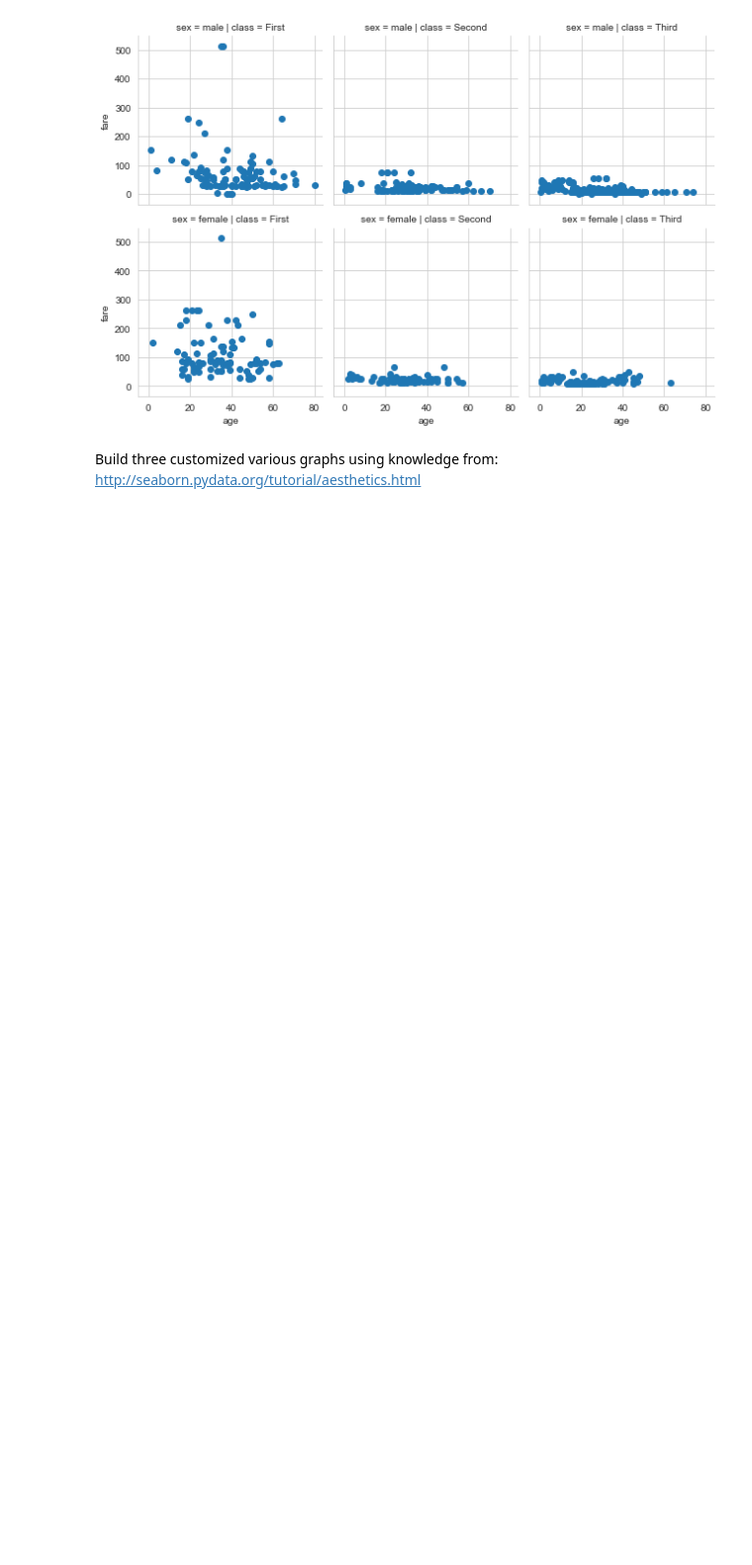
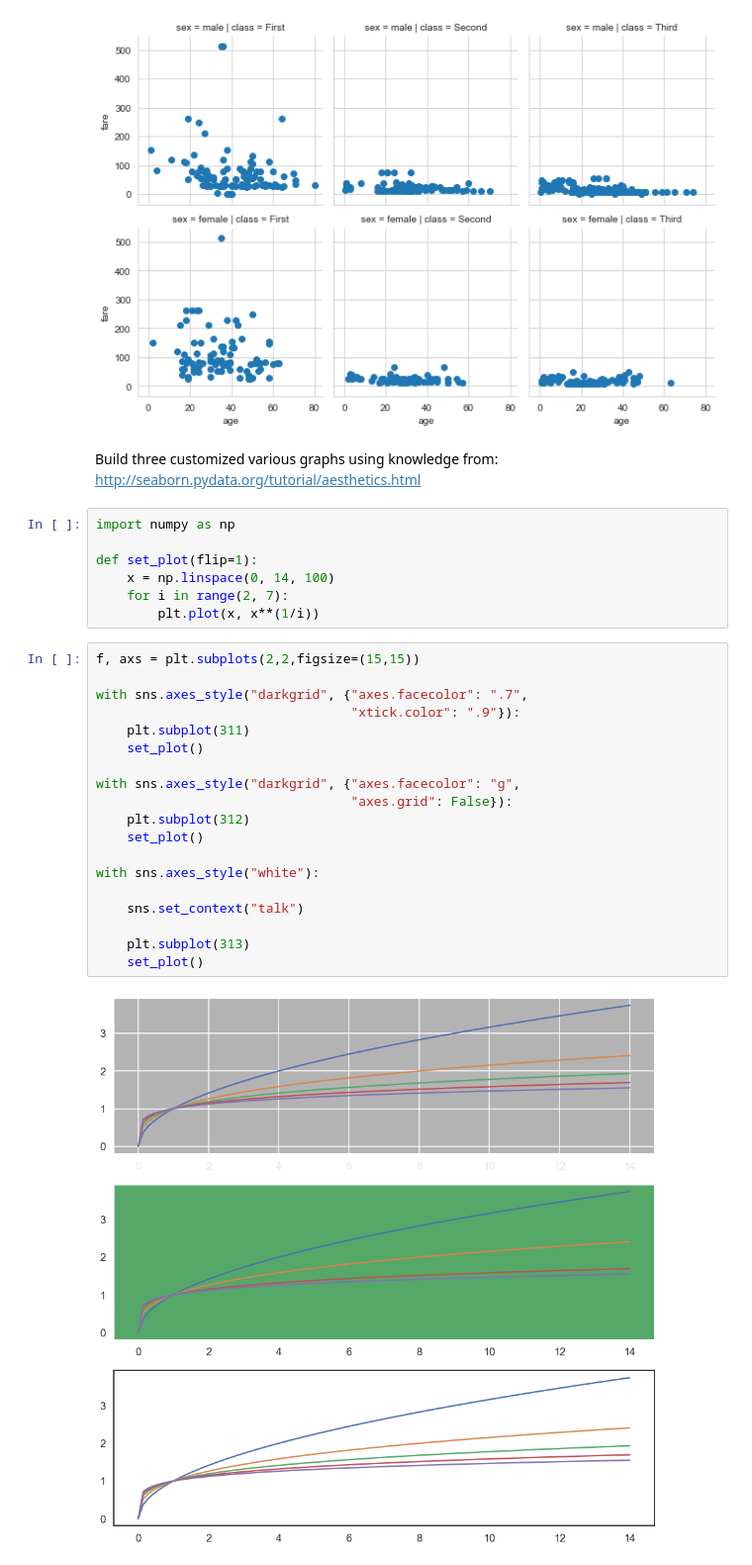
Before and after one commit to hladkky/BMData, a Jupyter notebook: lab3/SeabornTasks.ipynb, the cells around one changed output. Shown at 99% size. Drawn from its saved outputs; the diff is of its cells as text; blank space fills up the shorter version.

```diff
--- a/lab3/SeabornTasks.ipynb
+++ b/lab3/SeabornTasks.ipynb
@@ -148,3 +148,31 @@ g = g.map(plt.scatter, "age", "fare")
 # %% [markdown]
 Build three customized various graphs using knowledge from:
 http://seaborn.pydata.org/tutorial/aesthetics.html
+# %%
+import numpy as np
+
+def set_plot(flip=1):
+    x = np.linspace(0, 14, 100)
+    for i in range(2, 7):
+        plt.plot(x, x**(1/i))
+# %%
+f, axs = plt.subplots(2,2,figsize=(15,15))
+
+with sns.axes_style("darkgrid", {"axes.facecolor": ".7",
+                                 "xtick.color": ".9"}):
+    plt.subplot(311)
+    set_plot()
+
+with sns.axes_style("darkgrid", {"axes.facecolor": "g",
+                                 "axes.grid": False}):
+    plt.subplot(312)
+    set_plot()
+
+with sns.axes_style("white"):
+
+    sns.set_context("talk")
+
+    plt.subplot(313)
+    set_plot()
+# %% [output]
+[figure, added]
```
Also changed, not shown: 11 other files.
